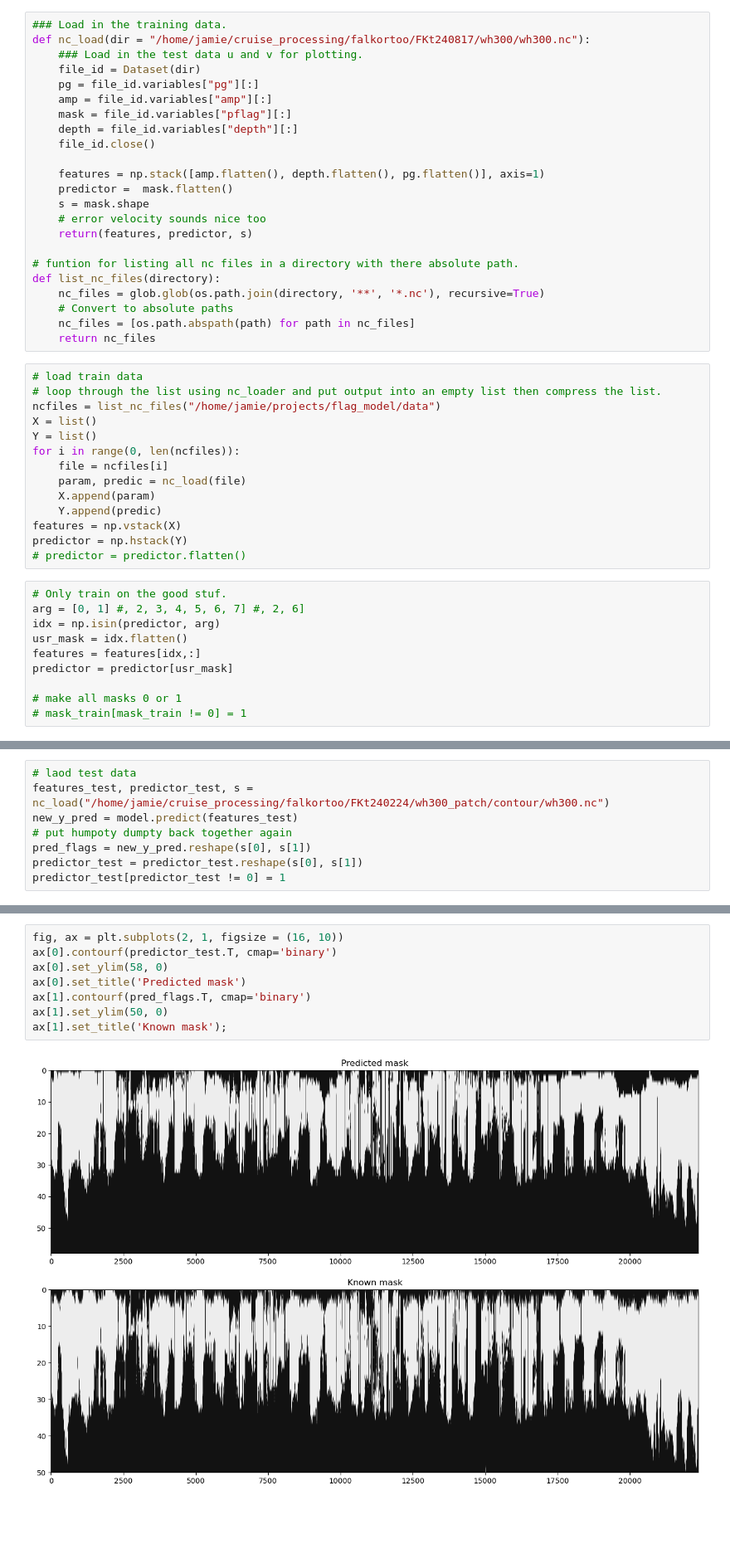
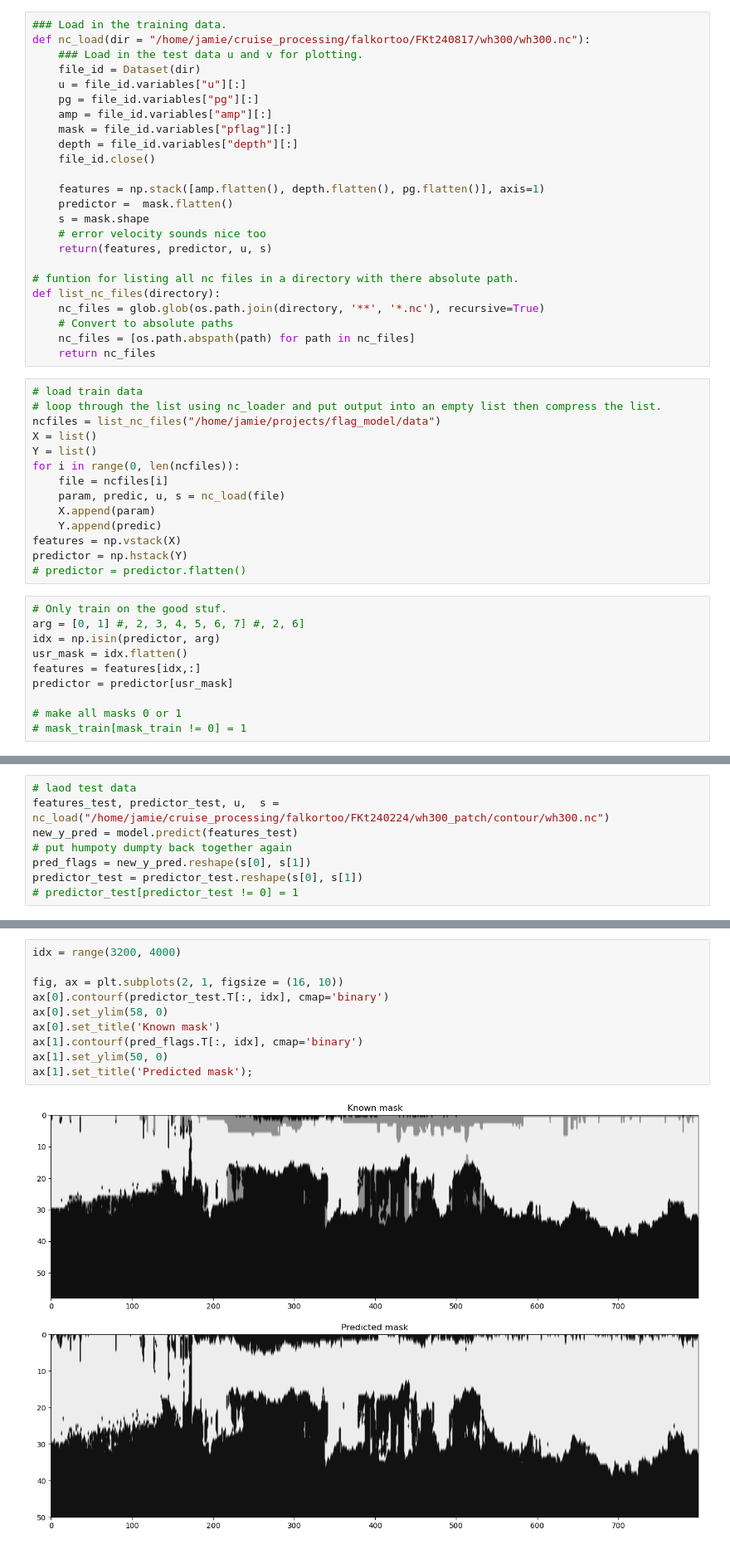
Before and after one commit to jamiesash/flag_model, a Jupyter notebook: bigdatalogh.ipynb, the cells around one changed output, grey strips where cells are left out. Shown at 83% size. Drawn from its saved outputs; the diff is of its cells as text; blank space fills up the shorter version.

```diff
--- a/bigdatalogh.ipynb
+++ b/bigdatalogh.ipynb
@@ -15,6 +15,7 @@ import os
 def nc_load(dir = "/home/jamie/cruise_processing/falkortoo/FKt240817/wh300/wh300.nc"):
     ### Load in the test data u and v for plotting.
     file_id = Dataset(dir)
+    u = file_id.variables["u"][:]
     pg = file_id.variables["pg"][:]
     amp = file_id.variables["amp"][:]
     mask = file_id.variables["pflag"][:]
@@ -25,7 +26,7 @@ def nc_load(dir = "/home/jamie/cruise_processing/falkortoo/FKt240817/wh300/wh300
     predictor =  mask.flatten()
     s = mask.shape
     # error velocity sounds nice too
-    return(features, predictor, s)
+    return(features, predictor, u, s)
 
 # funtion for listing all nc files in a directory with there absolute path.
 def list_nc_files(directory):
@@ -41,7 +42,7 @@ X = list()
 Y = list()
 for i in range(0, len(ncfiles)):
     file = ncfiles[i]
-    param, predic = nc_load(file)
+    param, predic, u, s = nc_load(file)
     X.append(param)
     Y.append(predic)
 features = np.vstack(X)
@@ -69,8 +68,8 @@ LogisticRegression(max_iter=7000)
 # %%
 # laod test data
-features_test, predictor_test, s = nc_load("/home/jamie/cruise_processing/falkortoo/FKt240224/wh300_patch/contour/wh300.nc")
+features_test, predictor_test, u,  s = nc_load("/home/jamie/cruise_processing/falkortoo/FKt240224/wh300_patch/contour/wh300.nc")
 new_y_pred = model.predict(features_test)
 # put humpoty dumpty back together again
 pred_flags = new_y_pred.reshape(s[0], s[1])
 predictor_test = predictor_test.reshape(s[0], s[1])
-predictor_test[predictor_test != 0] = 1
+# predictor_test[predictor_test != 0] = 1
@@ -77,10 +123,12 @@ predictor_test[predictor_test != 0] = 1
 # %%
+idx = range(3200, 4000)
+
 fig, ax = plt.subplots(2, 1, figsize = (16, 10))
-ax[0].contourf(predictor_test.T, cmap='binary')
+ax[0].contourf(predictor_test.T[:, idx], cmap='binary')
 ax[0].set_ylim(58, 0)
-ax[0].set_title('Predicted mask')
-ax[1].contourf(pred_flags.T, cmap='binary')
+ax[0].set_title('Known mask')
+ax[1].contourf(pred_flags.T[:, idx], cmap='binary')
 ax[1].set_ylim(50, 0)
-ax[1].set_title('Known mask');
+ax[1].set_title('Predicted mask');
 # %% [output]
-[figure, old version]
+[figure, new version]
```
Also changed, not shown: parts of 3 cells of this notebook.
